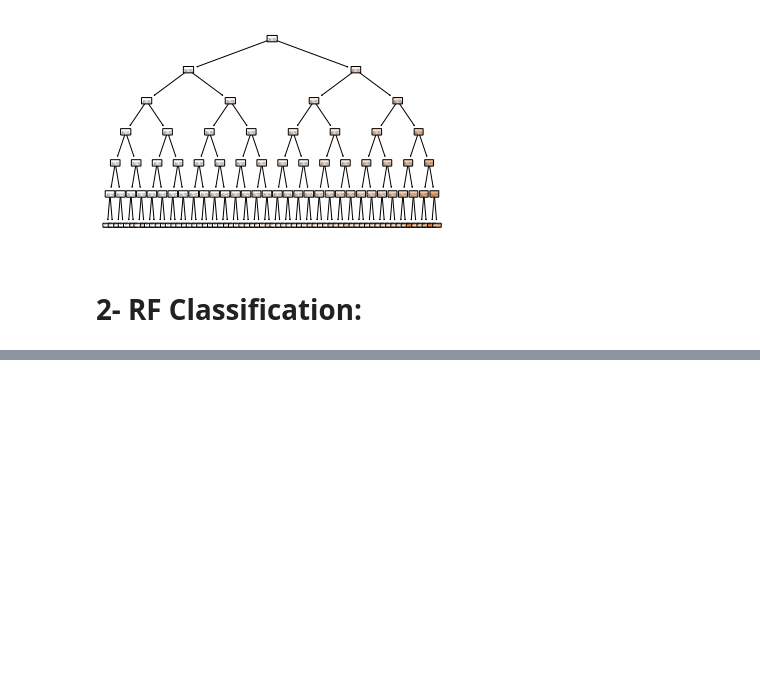
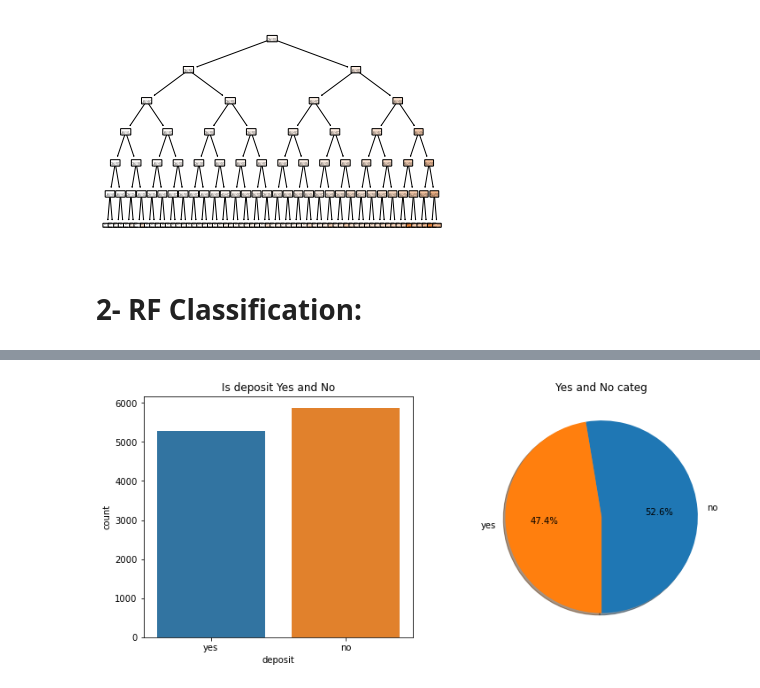
Before and after one commit to renadalahmadi/BigData-and-AI, a Jupyter notebook: RF.ipynb, the cells around one changed output, grey strips where cells are left out. Saved outputs shown, nothing was run; the diff lists cells and outputs as text; code cells hidden in the pictures; blank space fills up the shorter version.

```diff
--- a/RF.ipynb
+++ b/RF.ipynb
@@ -383,3 +383,6 @@ for x in range(len(grid2.best_estimator_.estimators_)):
 [figure]
 # %% [markdown]
 # 2- RF Classification:
+# %%
+df2 = pd.read_csv('bank.csv')
+df2.iloc[:, 1:]
@@ -385,0 +482,13 @@ for x in range(len(grid2.best_estimator_.estimators_)):
+# %%
+plt.figure(figsize=(12,5))
+plt.subplot(1,2,1)
+sns.countplot(x='deposit',data=df2)
+plt.title("Is deposit Yes and No")
+plt.subplot(1,2,2)
+labels =df2['deposit'].value_counts(sort = True).index
+sizes = df2['deposit'].value_counts(sort = True)
+plt.pie(sizes,labels=labels,autopct='%1.1f%%', shadow=True, startangle=270,)
+plt.title('Yes and No categ',size = 12)
+plt.show()
+# %% [output]
+[figure, added]
```
Also changed, not shown: parts of 27 cells of this notebook.
